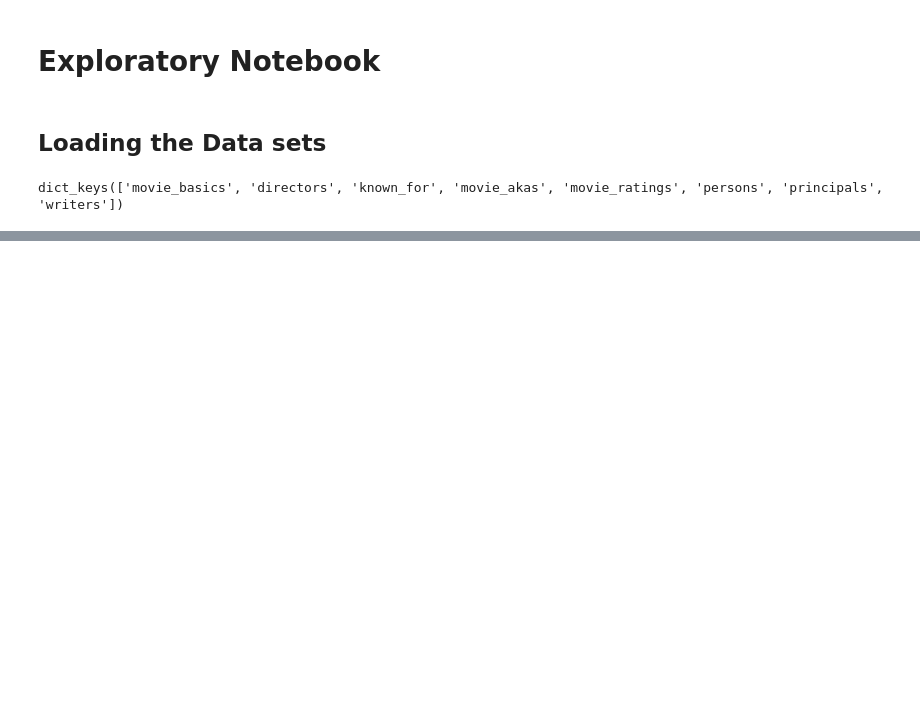
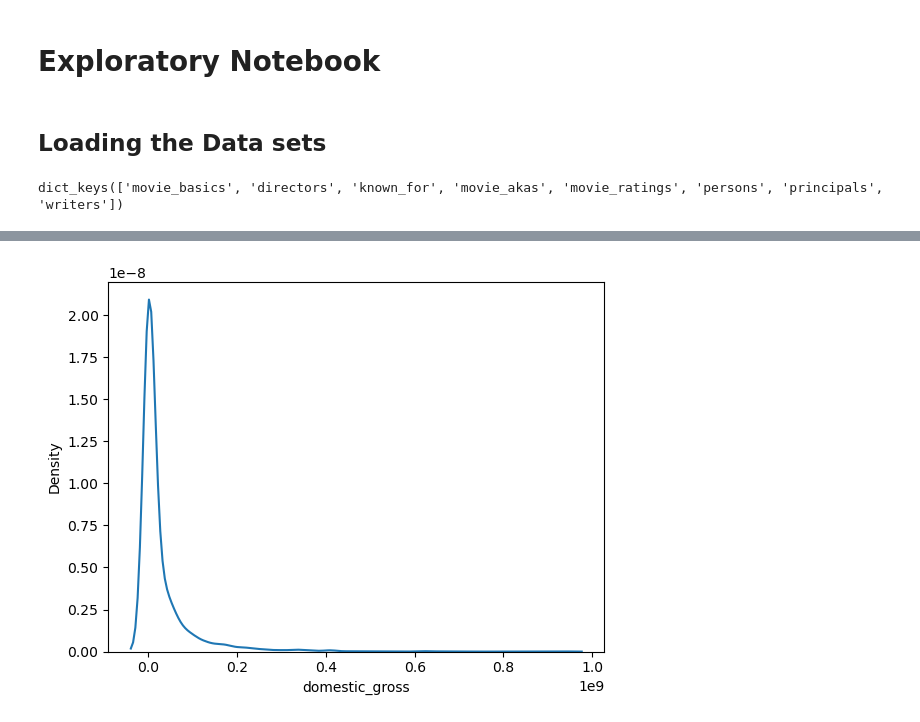
Before and after one commit to Arasirwa/stunning-computing-machine, a Jupyter notebook: notebooks/exploratory.ipynb, the cells around one changed output, grey strips where cells are left out. Cells and saved outputs as stored; diff of their text form; code cells hidden in the pictures; blank space fills up the shorter version.

Commit message:
bom_movie_2 clean

```diff
--- a/notebooks/exploratory.ipynb
+++ b/notebooks/exploratory.ipynb
@@ -44,0 +216,4 @@ tn_budget = pd.read_csv("../Data/tn.movie_budgets.csv")
+# %%
+#filling the null values on studio col
+bom_movie['studio'].fillna('unknown', inplace=True)
+bom_movie.isnull().sum()
@@ -44,0 +233,6 @@ tn_budget = pd.read_csv("../Data/tn.movie_budgets.csv")
+# %%
+#Using median to impute null values on domestic-gross col
+bom_movie['domestic_gross'].skew()
+sns.kdeplot(bom_movie['domestic_gross']);
+# %% [output]
+[figure, added]
```
Also changed, not shown: parts of 23 cells of this notebook.
